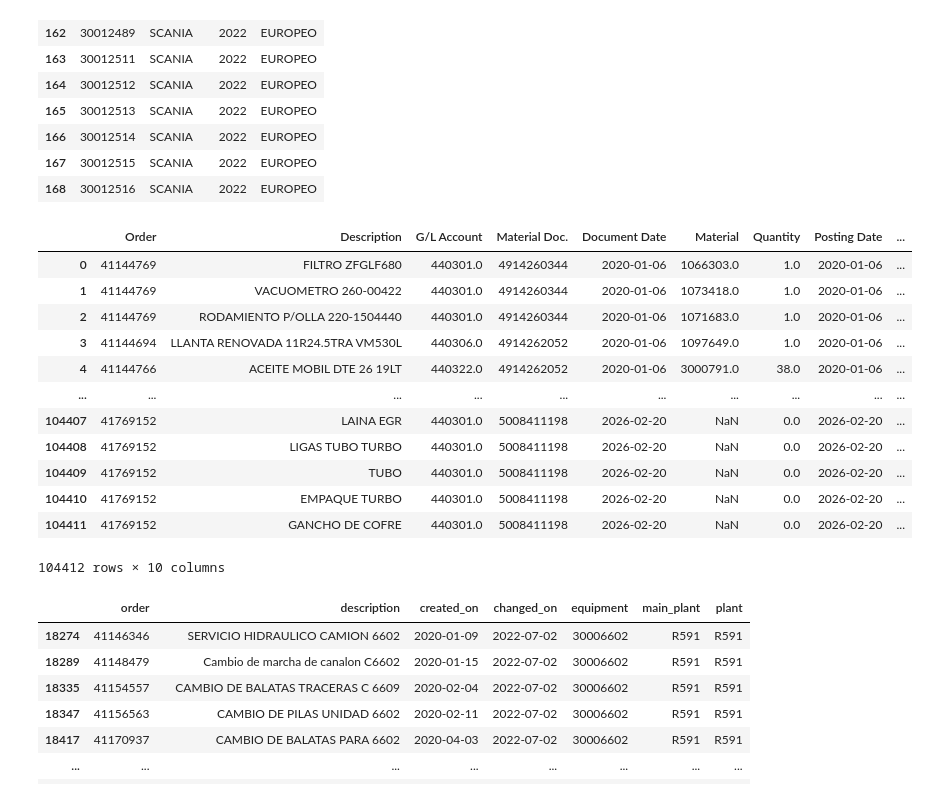
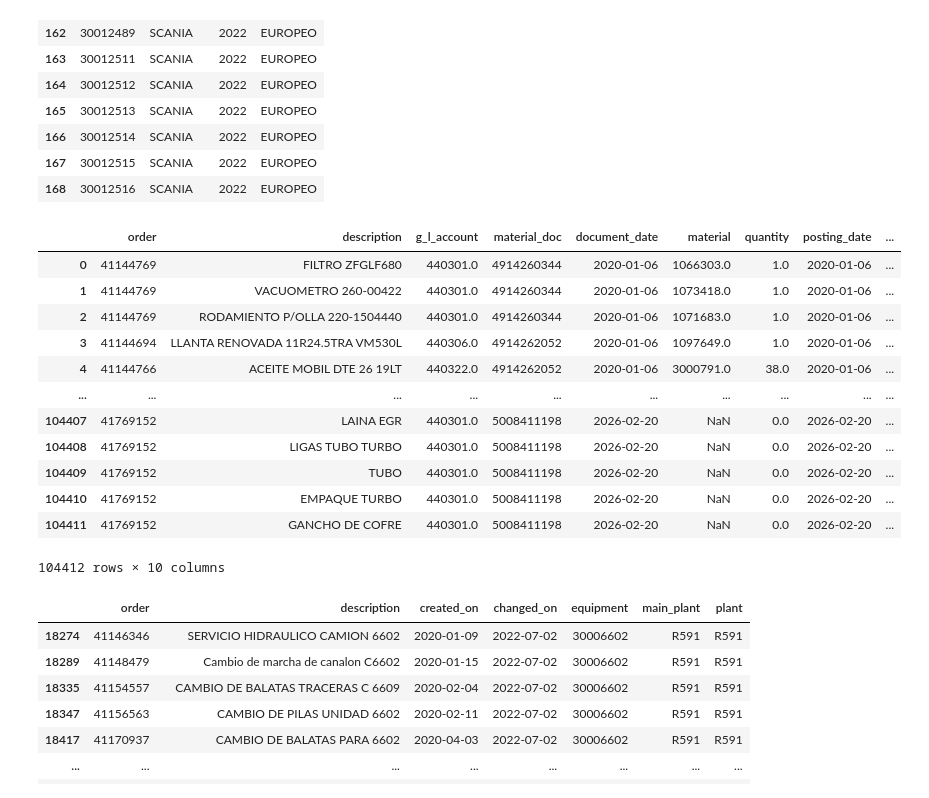
Before and after one commit to DanaGtzDev/gcc, a Jupyter notebook: ordenes.ipynb, the cells around one changed output. Saved outputs shown, nothing was run; the diff lists cells and outputs as text; code cells hidden in the pictures.

```diff
--- a/ordenes.ipynb
+++ b/ordenes.ipynb
@@ -104,12 +104,25 @@ df_Equipos.loc[(df_Equipos['modelo'] == 2022) & (df_Equipos['marca'] == "SCANIA"
 | 167 | 30012515 | SCANIA | 2022 | EUROPEO |
 | 168 | 30012516 | SCANIA | 2022 | EUROPEO |
 # %%
-df_Refacciones
+#df_Refacciones
 #df.isnull().sum()
 #df_Refacciones.isnull().sum()
 #df_Refacciones.count()
+df_Refacciones = df_Refacciones.rename(columns={
+    "Order":"order",
+    "Description": "description",
+    "G/L Account": "g_l_account",
+    "Material Doc.": "material_doc",
+    "Document Date": "document_date",
+    "Material": "material",
+    "Quantity": "quantity",
+    "Posting Date": "posting_date",
+    "Quantity in UnE": "quantity_in_une",
+    "Vendor": "vendor"
+})
+df_Refacciones
 # %% [output]
-|  | Order | Description | G/L Account | Material Doc. | Document Date | Material | Quantity | Posting Date | ... |
+|  | order | description | g_l_account | material_doc | document_date | material | quantity | posting_date | ... |
 | 0 | 41144769 | FILTRO ZFGLF680 | 440301.0 | 4914260344 | 2020-01-06 | 1066303.0 | 1.0 | 2020-01-06 | ... |
 | 1 | 41144769 | VACUOMETRO 260-00422 | 440301.0 | 4914260344 | 2020-01-06 | 1073418.0 | 1.0 | 2020-01-06 | ... |
 | 2 | 41144769 | RODAMIENTO P/OLLA 220-1504440 | 440301.0 | 4914260344 | 2020-01-06 | 1071683.0 | 1.0 | 2020-01-06 | ... |
```
Also changed, not shown: parts of 5 cells of this notebook, 7 other files.
